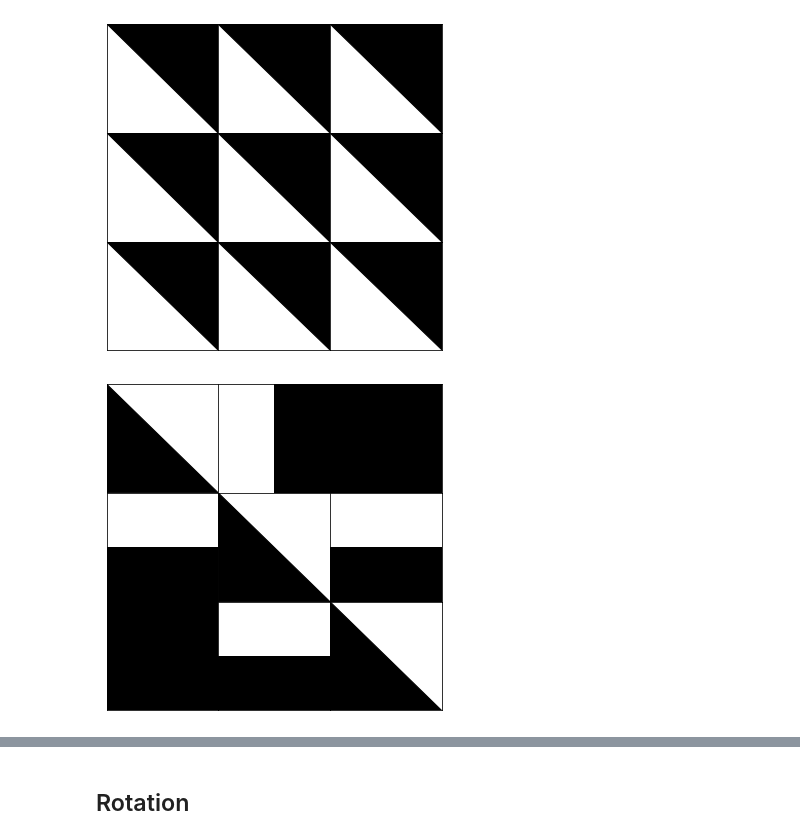
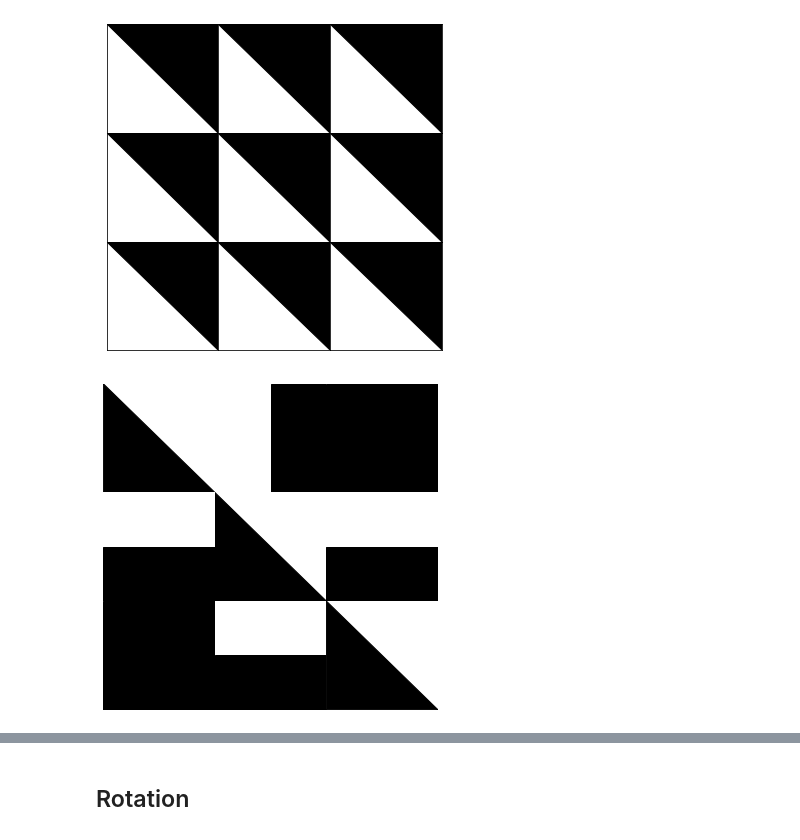
Before and after one commit to felipessalvatore/it, a Jupyter notebook: notebooks/tiles_murals_numbers.ipynb, the cells around one changed output, grey strips where cells are left out. Saved outputs shown, nothing was run; the diff lists cells and outputs as text; code cells hidden in the pictures.

```diff
--- a/notebooks/tiles_murals_numbers.ipynb
+++ b/notebooks/tiles_murals_numbers.ipynb
@@ -94,11 +94,12 @@ for n,ax in zip(v, fig.axes):
 # %%
 v = float2vector(math.e)
 fig, _ = plt.subplots(3,3, figsize=(6,6))
 fig.subplots_adjust(hspace=0.00, wspace=0.00)
 for n,ax in zip(v, fig.axes):
     ax.add_patch(num2tile(n))
     ax.set_xticks([])
     ax.set_yticks([])
+    ax.axis("off")
 # %% [output]
-[figure, old version]
+[figure, new version]
 # %%
```
Also changed, not shown: parts of 1 cell of this notebook.
